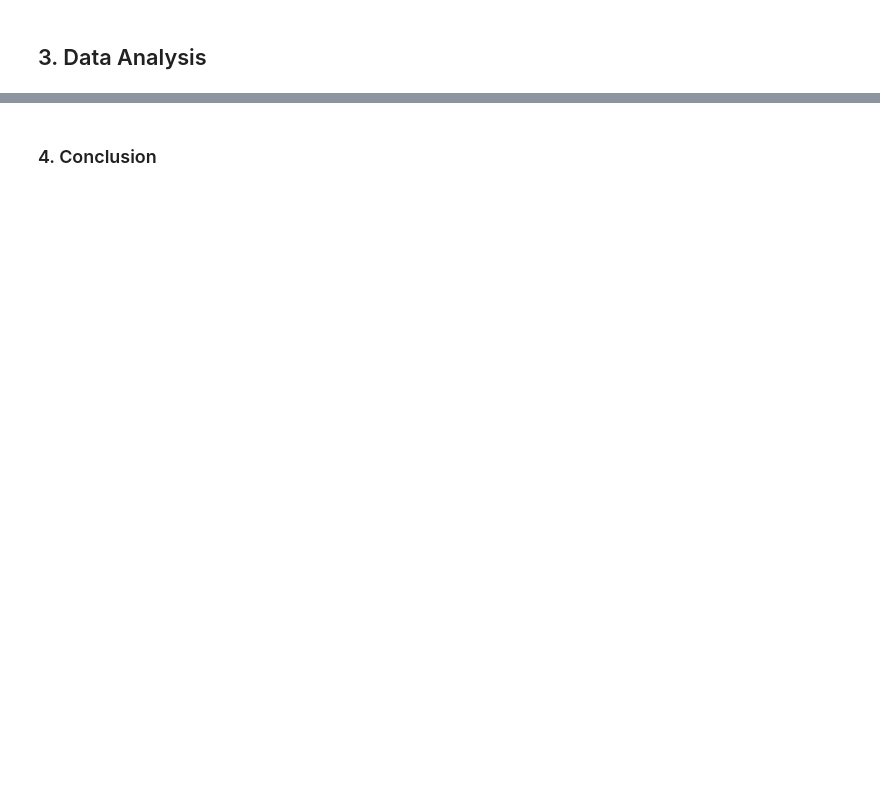
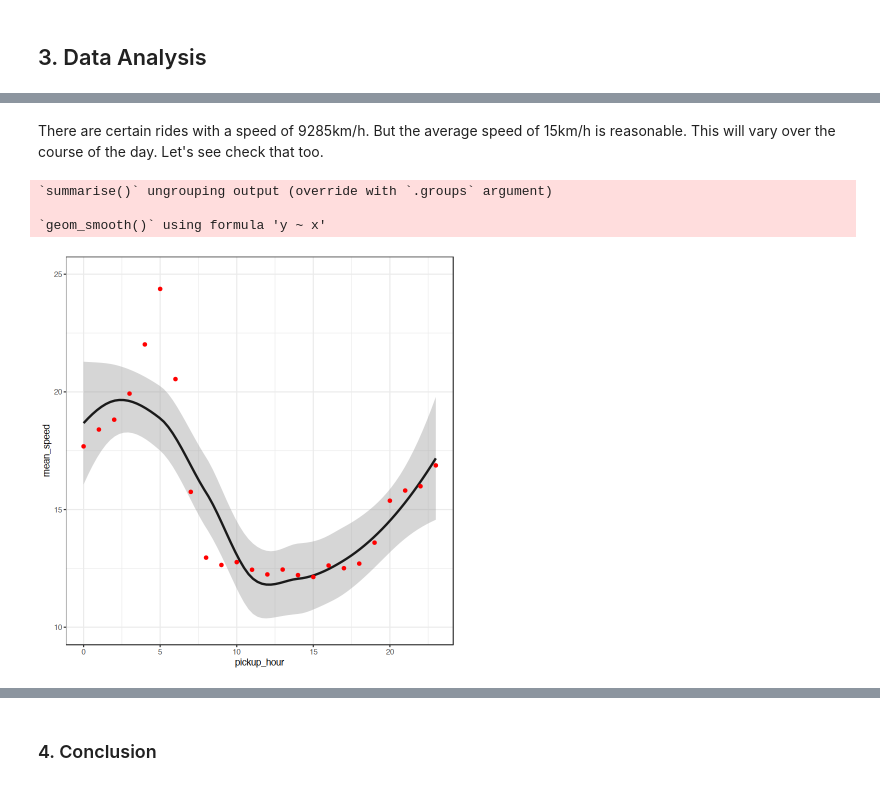
Before and after one commit to dereklhansen/stats306_lab, a Jupyter notebook: lab10/Lab 10 Sketch.ipynb, the cells around one changed output, grey strips where cells are left out. Cells and saved outputs as stored; diff of their text form; code cells hidden in the pictures; blank space fills up the shorter version.

```diff
--- a/lab10/Lab 10 Sketch.ipynb
+++ b/lab10/Lab 10 Sketch.ipynb
@@ -94,0 +195,14 @@ Explain the visuals
+# %% [markdown]
+There are certain rides with a speed of 9285km/h. But the average speed of 15km/h is reasonable. This will vary over the course of the day. Let's see check that too.
+# %%
+train %>%
+  group_by(pickup_hour) %>%
+  summarize(mean_speed = mean(speed),n()) %>%
+  ggplot(aes(x=pickup_hour,y=mean_speed))+
+  geom_smooth(method = 'loess',color="grey10")+
+  geom_point(color="red")+coord_cartesian(ylim=c(10,25))+theme_bw()
+# %% [output]
+`summarise()` ungrouping output (override with `.groups` argument)
+
+`geom_smooth()` using formula 'y ~ x'
+[figure, added]
```
Also changed, not shown: parts of 36 cells of this notebook.
